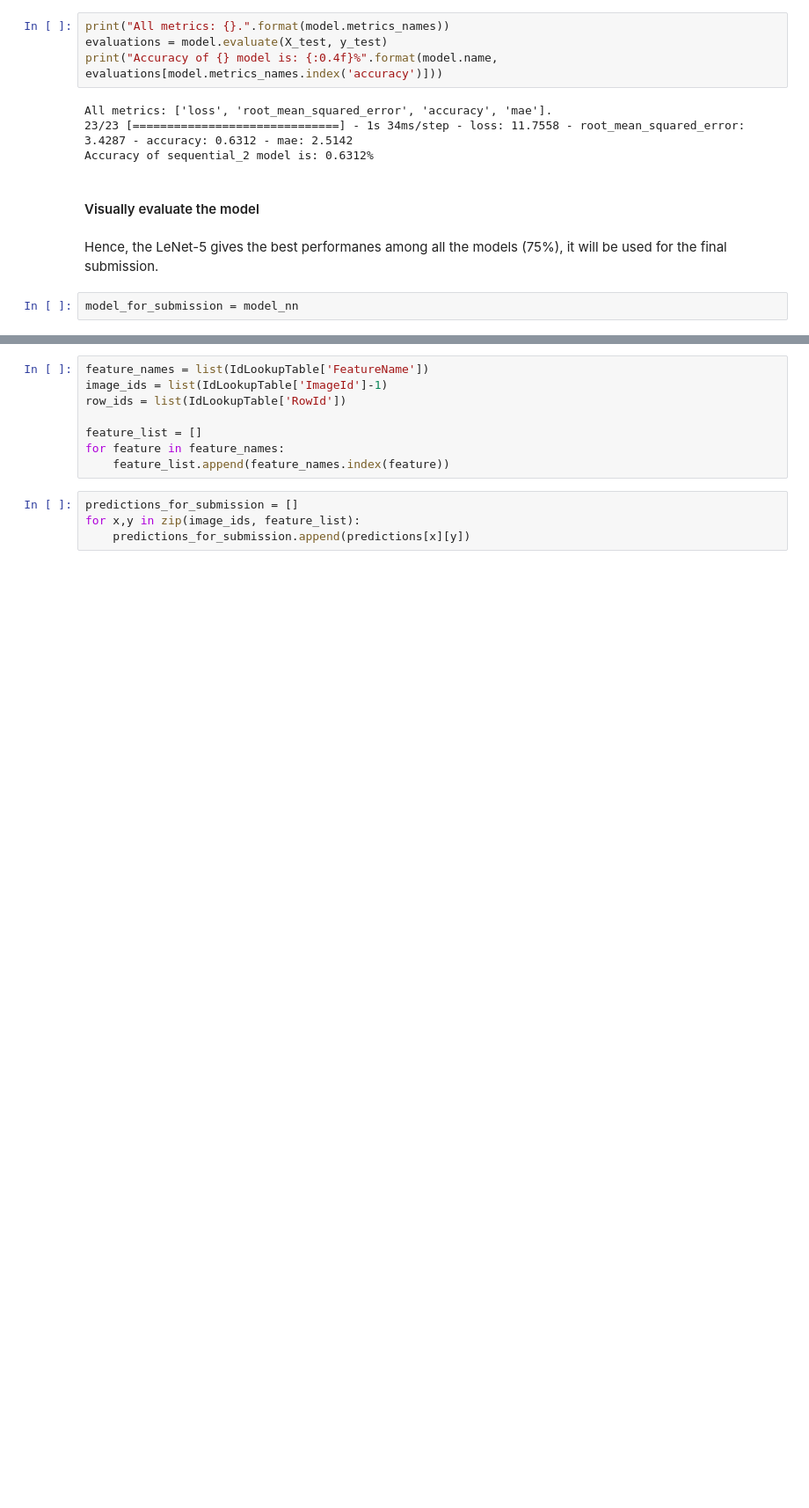
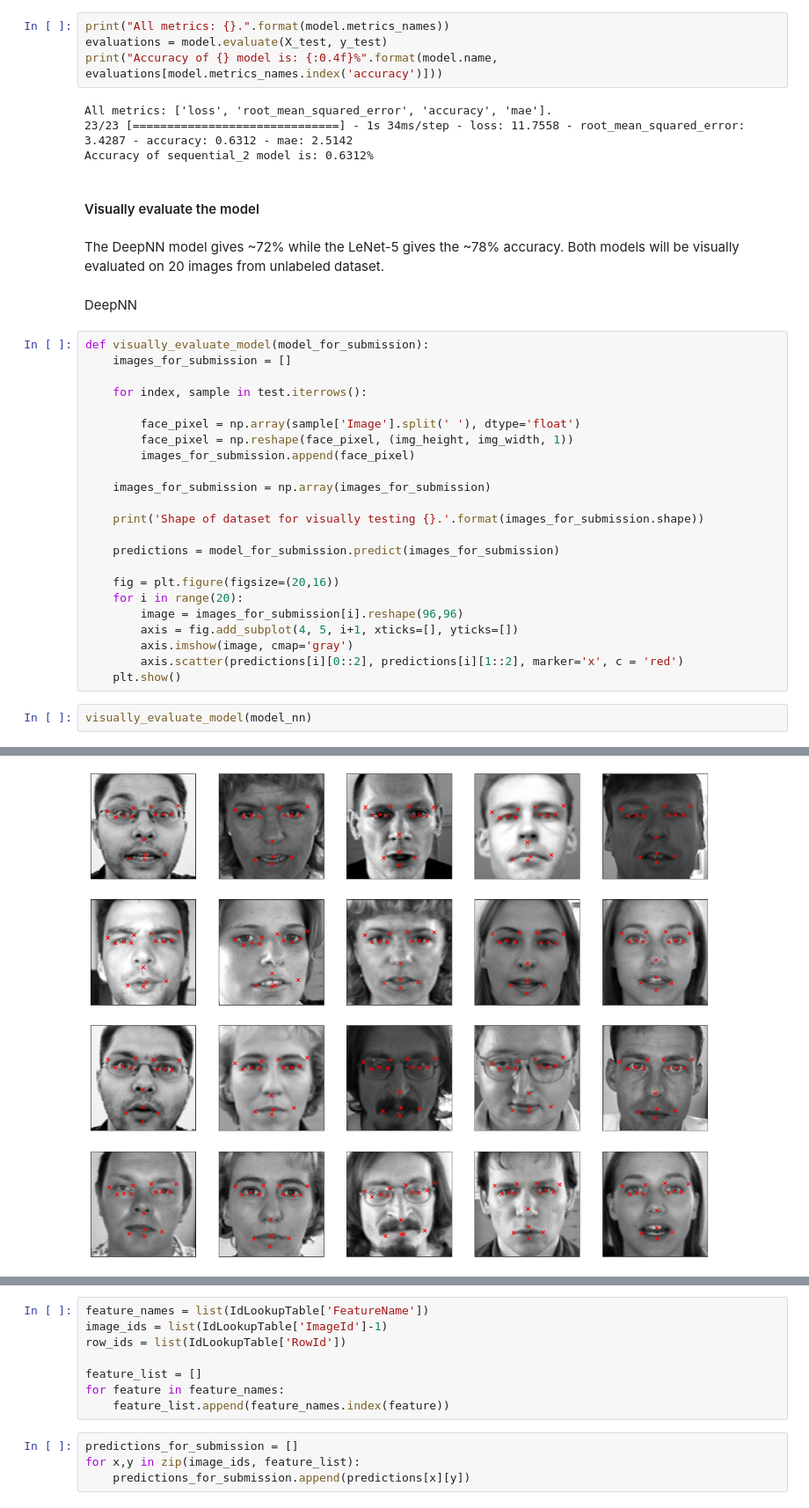
Before and after one commit to mdodovic/Facial-Keypoints-Detection, a Jupyter notebook: keypoints_detector.ipynb, the cells around one changed output, grey strips where cells are left out. Shown at 88% size. Saved outputs shown, nothing was run; the diff lists cells and outputs as text; blank space fills up the shorter version.

Commit message:
Evaluate DeepNN and LeNet-5

```diff
--- a/keypoints_detector.ipynb
+++ b/keypoints_detector.ipynb
@@ -710,7 +691,33 @@ All metrics: ['loss', 'root_mean_squared_error', 'accuracy', 'mae'].
 Accuracy of sequential_2 model is: 0.6312%
 # %% [markdown]
 #### Visually evaluate the model
-# %% [markdown]
-Hence, the LeNet-5 gives the best performanes among all the models (75%), it will be used for the final submission.
+# %% [markdown]
+The DeepNN model gives ~72% while the LeNet-5 gives the ~78% accuracy. Both models will be visually evaluated on 20 images from unlabeled dataset.
+# %% [markdown]
+DeepNN
+# %%
+def visually_evaluate_model(model_for_submission):
+    images_for_submission = []
+
+    for index, sample in test.iterrows():
+
+        face_pixel = np.array(sample['Image'].split(' '), dtype='float')
+        face_pixel = np.reshape(face_pixel, (img_height, img_width, 1))
+        images_for_submission.append(face_pixel)
+
+    images_for_submission = np.array(images_for_submission)
+
+    print('Shape of dataset for visually testing {}.'.format(images_for_submission.shape))
+
+    predictions = model_for_submission.predict(images_for_submission)
+
+    fig = plt.figure(figsize=(20,16))
+    for i in range(20):
+        image = images_for_submission[i].reshape(96,96)
+        axis = fig.add_subplot(4, 5, i+1, xticks=[], yticks=[])
+        axis.imshow(image, cmap='gray')
+        axis.scatter(predictions[i][0::2], predictions[i][1::2], marker='x', c = 'red')
+    plt.show()
 # %%
-model_for_submission = model_nn
+visually_evaluate_model(model_nn)
+# %% [output]
@@ -716,0 +726 @@ model_for_submission = model_nn
+[figure, added]
```
Also changed, not shown: parts of 20 cells of this notebook.
